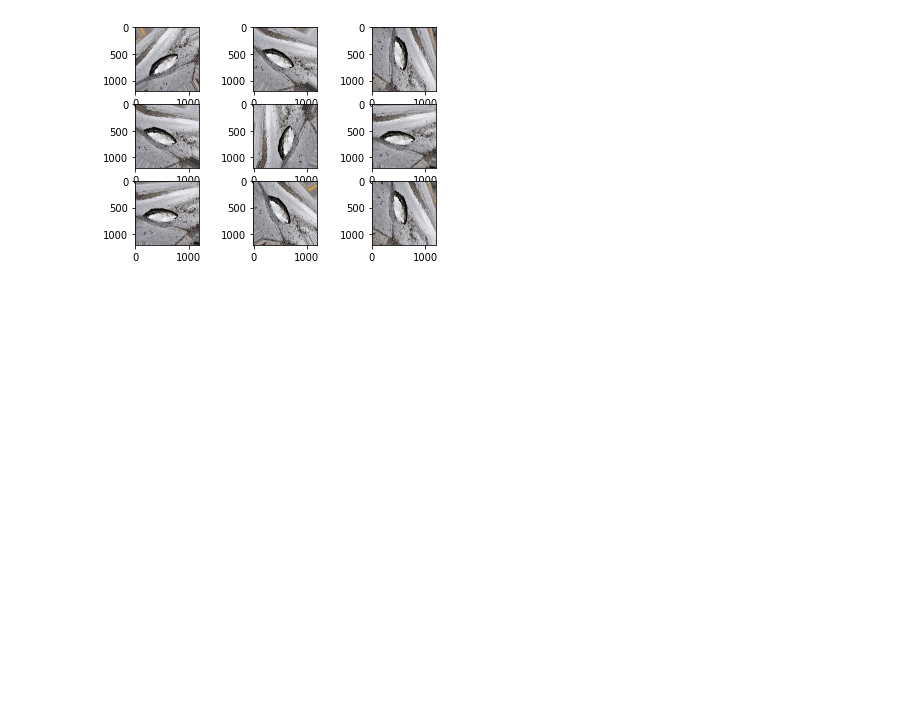
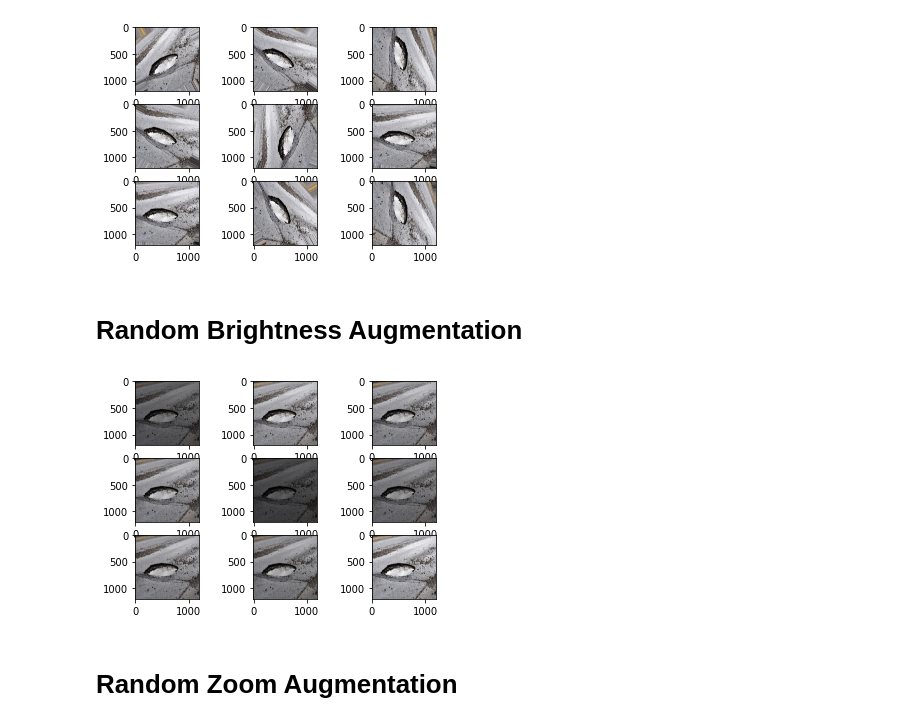
Before and after one commit to albertchristian92/image-data-augmentation, a Jupyter notebook: Data Augmentation.ipynb, the cells around one changed output. Saved outputs shown, nothing was run; the diff lists cells and outputs as text; code cells hidden in the pictures; blank space fills up the shorter version.

```diff
--- a/Data Augmentation.ipynb
+++ b/Data Augmentation.ipynb
@@ -140,3 +140,39 @@ for i in range(9):
 pyplot.show()
 # %% [output]
 [figure]
+# %% [markdown]
+# Random Brightness Augmentation
+# %%
+# example of brighting image augmentation
+from numpy import expand_dims
+from tensorflow.keras.preprocessing.image import load_img
+from tensorflow.keras.preprocessing.image import img_to_array
+from tensorflow.keras.preprocessing.image import ImageDataGenerator
+from matplotlib import pyplot
+
+# load the image
+img = load_img('pothole.jpg')
+# convert to numpy array
+data = img_to_array(img)
+# expand dimension to one sample
+samples = expand_dims(data, 0)
+# create image data augmentation generator
+datagen = ImageDataGenerator(brightness_range=[0.2,1.0])
+# prepare iterator
+it = datagen.flow(samples, batch_size=1)
+# generate samples and plot
+for i in range(9):
+	# define subplot
+	pyplot.subplot(330 + 1 + i)
+	# generate batch of images
+	batch = it.next()
+	# convert to unsigned integers for viewing
+	image = batch[0].astype('uint8')
+	# plot raw pixel data
+	pyplot.imshow(image)
+# show the figure
+pyplot.show()
+# %% [output]
+[figure, added]
+# %% [markdown]
+# Random Zoom Augmentation
```
Also changed, not shown: parts of 1 cell of this notebook.
